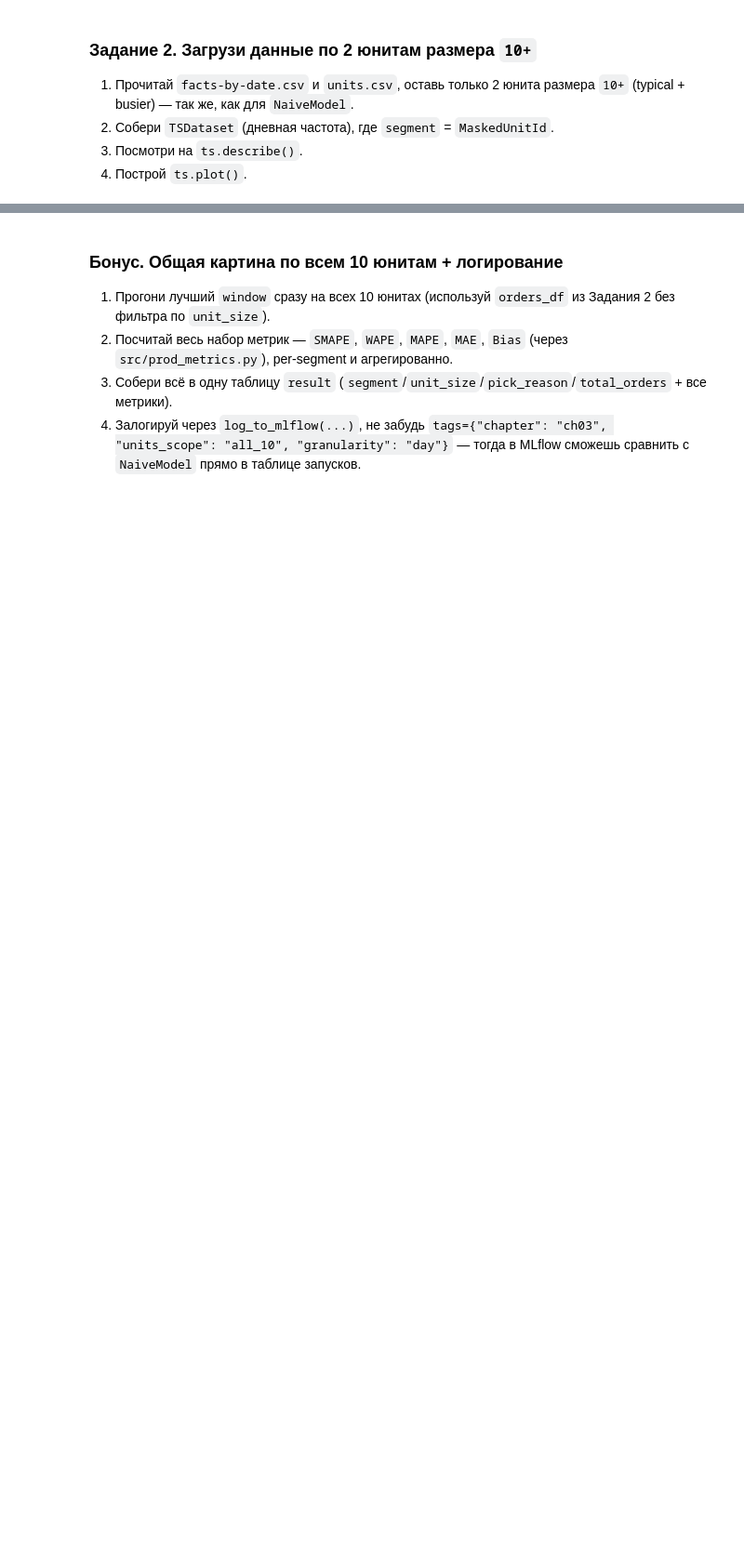
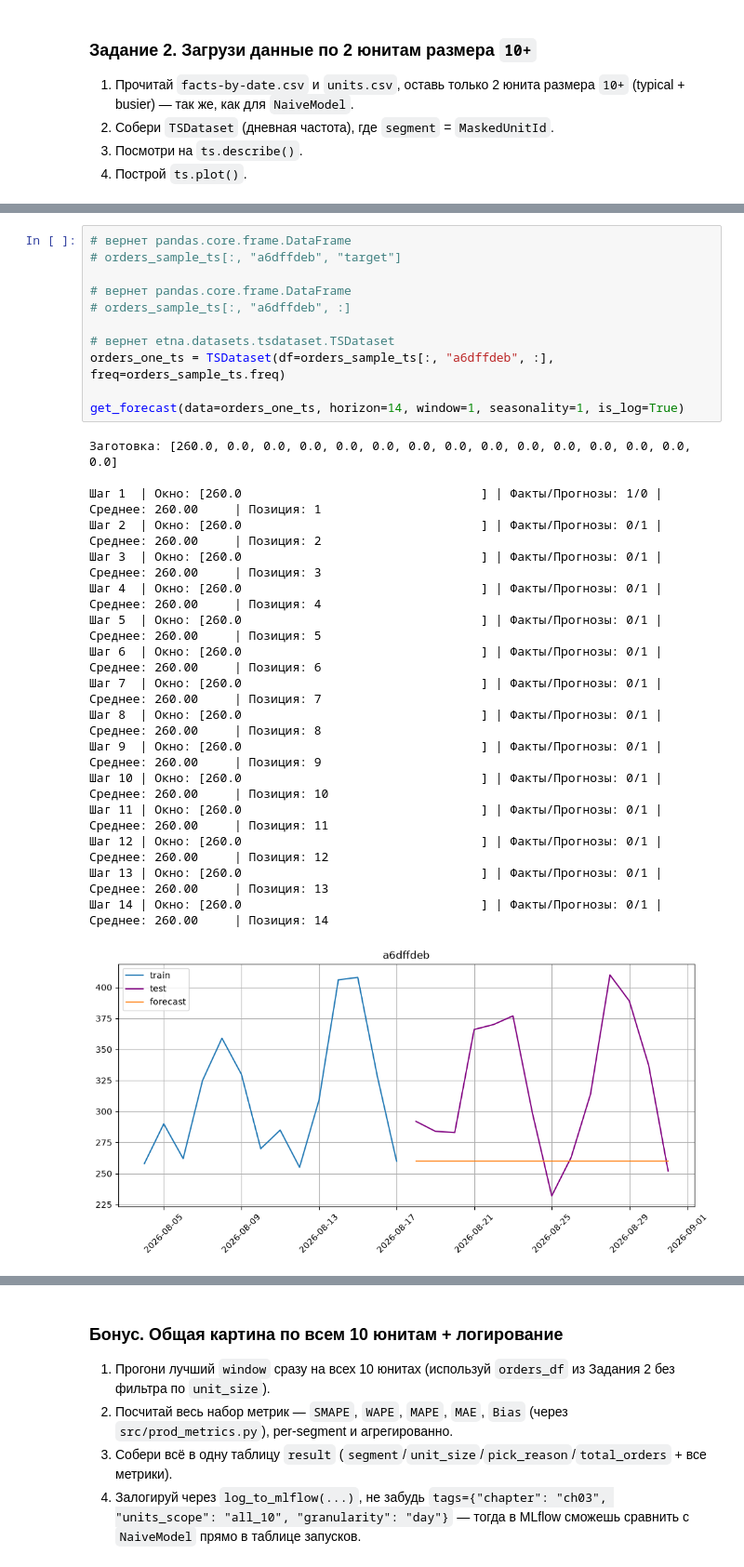
Before and after one commit to skv-analyst/study-etna, a Jupyter notebook: weeks/week-01-infra-and-classic-models/ch03-MovingAverageModel.ipynb, the cells around one changed output, grey strips where cells are left out. Shown at 93% size. Saved outputs shown, nothing was run; the diff lists cells and outputs as text; blank space fills up the shorter version.

```diff
--- a/weeks/week-01-infra-and-classic-models/ch03-MovingAverageModel.ipynb
+++ b/weeks/week-01-infra-and-classic-models/ch03-MovingAverageModel.ipynb
@@ -226,0 +253,29 @@ get_forecast(data=ts, horizon=10, window=20)
+# %%
+# вернет pandas.core.frame.DataFrame
+# orders_sample_ts[:, "a6dffdeb", "target"]
+
+# вернет pandas.core.frame.DataFrame
+# orders_sample_ts[:, "a6dffdeb", :]
+
+# вернет etna.datasets.tsdataset.TSDataset
+orders_one_ts = TSDataset(df=orders_sample_ts[:, "a6dffdeb", :], freq=orders_sample_ts.freq)
+
+get_forecast(data=orders_one_ts, horizon=14, window=1, seasonality=1, is_log=True)
+# %% [output]
+Заготовка: [260.0, 0.0, 0.0, 0.0, 0.0, 0.0, 0.0, 0.0, 0.0, 0.0, 0.0, 0.0, 0.0, 0.0, 0.0]
+
+Шаг 1  | Окно: [260.0                                 ] | Факты/Прогнозы: 1/0 | Среднее: 260.00     | Позиция: 1
+Шаг 2  | Окно: [260.0                                 ] | Факты/Прогнозы: 0/1 | Среднее: 260.00     | Позиция: 2
+Шаг 3  | Окно: [260.0                                 ] | Факты/Прогнозы: 0/1 | Среднее: 260.00     | Позиция: 3
+Шаг 4  | Окно: [260.0                                 ] | Факты/Прогнозы: 0/1 | Среднее: 260.00     | Позиция: 4
+Шаг 5  | Окно: [260.0                                 ] | Факты/Прогнозы: 0/1 | Среднее: 260.00     | Позиция: 5
+Шаг 6  | Окно: [260.0                                 ] | Факты/Прогнозы: 0/1 | Среднее: 260.00     | Позиция: 6
+Шаг 7  | Окно: [260.0                                 ] | Факты/Прогнозы: 0/1 | Среднее: 260.00     | Позиция: 7
+Шаг 8  | Окно: [260.0                                 ] | Факты/Прогнозы: 0/1 | Среднее: 260.00     | Позиция: 8
+Шаг 9  | Окно: [260.0                                 ] | Факты/Прогнозы: 0/1 | Среднее: 260.00     | Позиция: 9
+Шаг 10 | Окно: [260.0                                 ] | Факты/Прогнозы: 0/1 | Среднее: 260.00     | Позиция: 10
+Шаг 11 | Окно: [260.0                                 ] | Факты/Прогнозы: 0/1 | Среднее: 260.00     | Позиция: 11
+Шаг 12 | Окно: [260.0                                 ] | Факты/Прогнозы: 0/1 | Среднее: 260.00     | Позиция: 12
+Шаг 13 | Окно: [260.0                                 ] | Факты/Прогнозы: 0/1 | Среднее: 260.00     | Позиция: 13
+Шаг 14 | Окно: [260.0                                 ] | Факты/Прогнозы: 0/1 | Среднее: 260.00     | Позиция: 14
+[figure, added]
```
Also changed, not shown: parts of 12 cells of this notebook.
